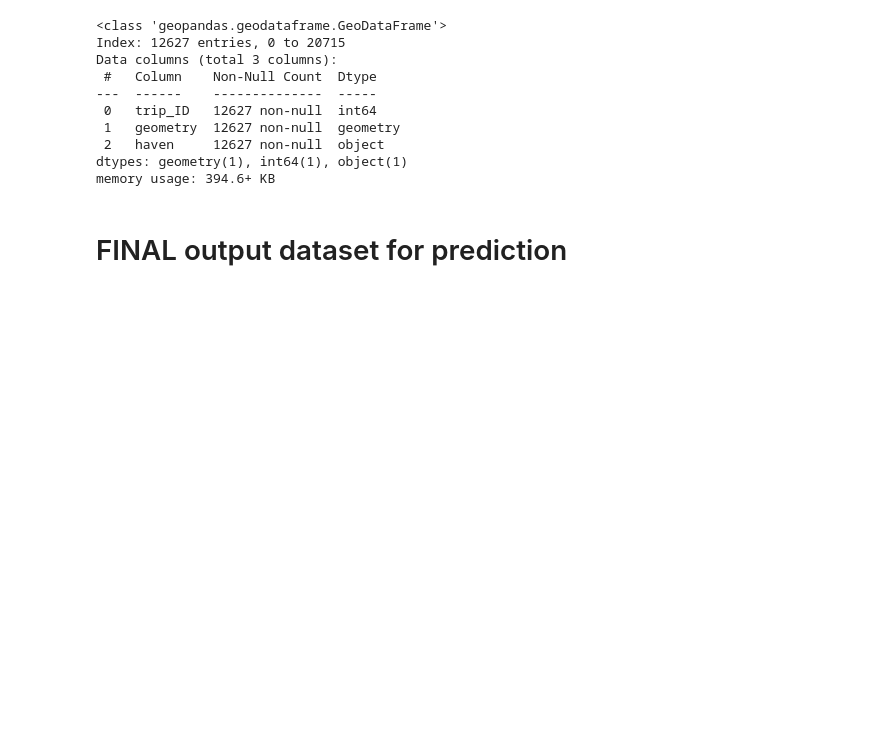
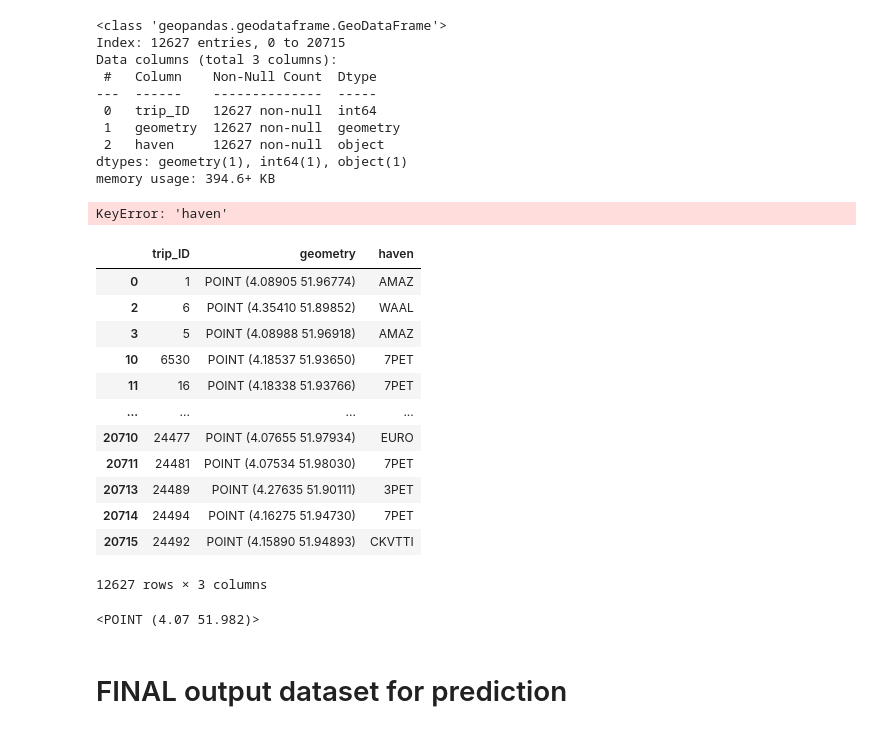
Before and after one commit to allanguzmanf/CIEM6302, a Jupyter notebook: Data_preparation.ipynb, the cells around one changed output. Saved outputs shown, nothing was run; the diff lists cells and outputs as text; code cells hidden in the pictures; blank space fills up the shorter version.

Commit message:
update to trajectories

```diff
--- a/Data_preparation.ipynb
+++ b/Data_preparation.ipynb
@@ -660,7 +660,53 @@ def distance(row):
     return distance#, distance
 
 all_trips['distance'] = all_trips.apply(lambda row: pd.Series(distance(row)), axis=1)
-all_trips.drop(columns = ['geometry','haven' ], inplace= True)
+#all_trips.drop(columns = ['geometry','haven' ], inplace= True)
+# %% [output]
+KeyError: 'haven'
+# %%
+all_trips
+# %% [output]
+|  | trip_ID | geometry | haven |
+| 0 | 1 | POINT (4.08905 51.96774) | AMAZ |
+| 2 | 6 | POINT (4.35410 51.89852) | WAAL |
+| 3 | 5 | POINT (4.08988 51.96918) | AMAZ |
+| 10 | 6530 | POINT (4.18537 51.93650) | 7PET |
+| 11 | 16 | POINT (4.18338 51.93766) | 7PET |
+| ... | ... | ... | ... |
+| 20710 | 24477 | POINT (4.07655 51.97934) | EURO |
+| 20711 | 24481 | POINT (4.07534 51.98030) | 7PET |
+| 20713 | 24489 | POINT (4.27635 51.90111) | 3PET |
+| 20714 | 24494 | POINT (4.16275 51.94730) | 7PET |
+| 20715 | 24492 | POINT (4.15890 51.94893) | CKVTTI |
+12627 rows × 3 columns
+# %%
+def cut(line,point):
+    distance = line.project(point, normalized=True)
+    # Cuts a line in two at a distance from its starting point
+    if distance <= 0.0 or distance >= line.length:
+        return [LineString(line)]
+    coords = list(line.coords)
+    for i, p in enumerate(coords):
+        pd = line.project(Point(p))
+        if pd == distance:
+            return [
+                LineString(coords[:i+1]),
+                LineString(coords[i:])]
+        if pd > distance:
+            cp = line.interpolate(distance)
+            return [
+                LineString(coords[:i] + [(cp.x, cp.y)]),
+                LineString([(cp.x, cp.y)] + coords[i:])]
+
+
+line_test = trajectories[trajectories['haven'] == 'AMALIA']['geometry'].iloc[0]
+am_gdf = all_trips[all_trips['haven'] == 'AMALIA']
+point_test = am_gdf['geometry'].sample(random_state = 3).iloc[0]
+cut_line
+
+test_test = []
+# %% [output]
+<POINT (4.07 51.982)>
 # %% [markdown]
 # FINAL output dataset for prediction
 # %%
```
Also changed, not shown: 7 other files.
